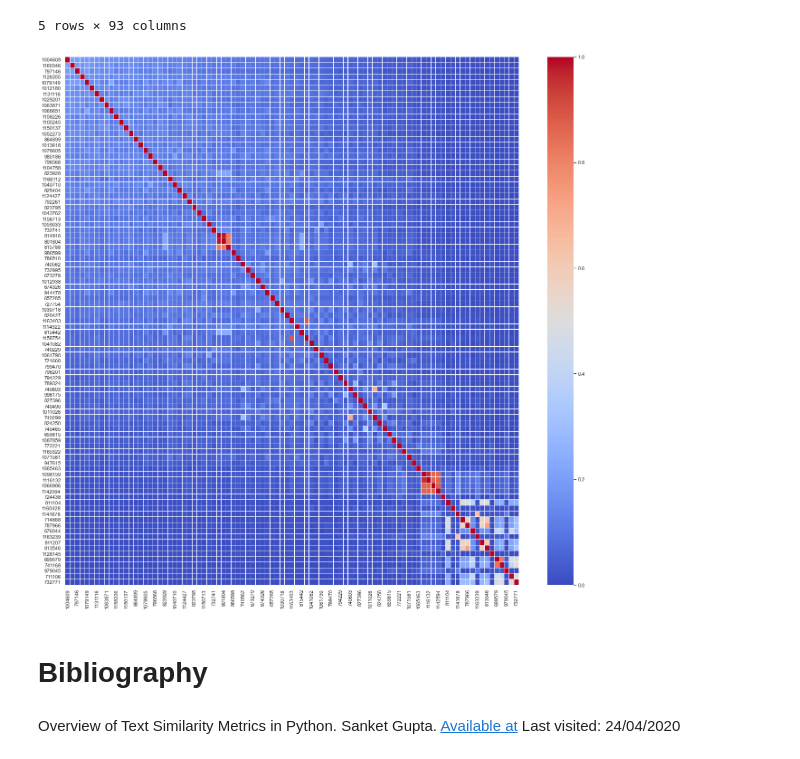
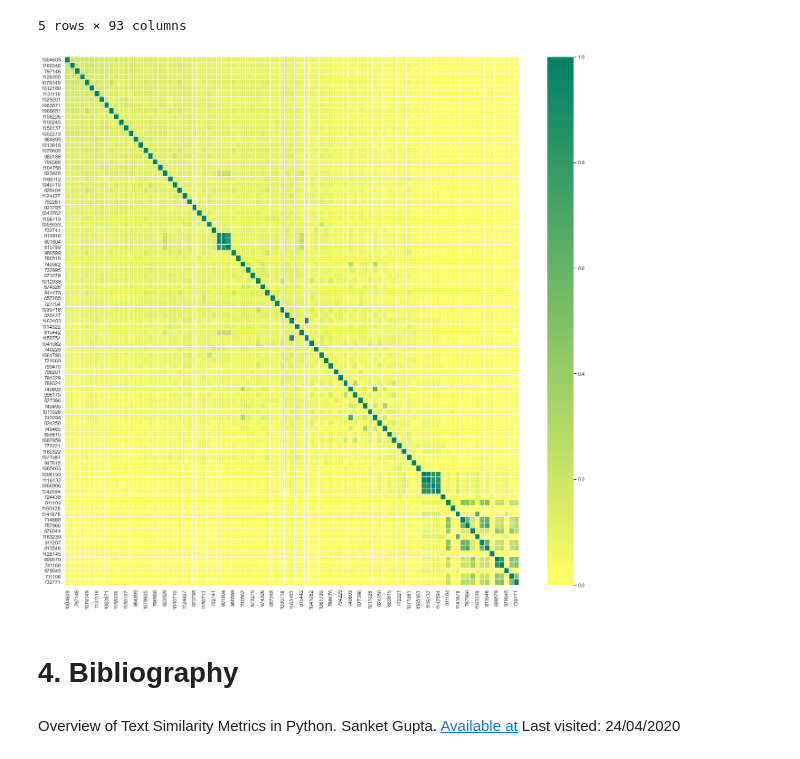
Before and after one commit to thiagolrpinho/nlp-similarity-models, a Jupyter notebook: main.ipynb, the cells around one changed output. Saved outputs shown, nothing was run; the diff lists cells and outputs as text; code cells hidden in the pictures.

```diff
--- a/main.ipynb
+++ b/main.ipynb
@@ -217,10 +219,10 @@ mapped_distances_df.head()
 5 rows × 93 columns
 # %%
 plt.figure(figsize=(20, 20))
-ax = sns.heatmap(mapped_distances_df, cmap='coolwarm', linewidths=0.01)
+ax = sns.heatmap(mapped_distances_df, cmap='summer_r', linewidths=0.01)
 # %% [output]
-[figure, old version]
+[figure, new version]
 # %% [markdown]
-# Bibliography
+# 4. Bibliography
 # %% [markdown]
 Overview of Text Similarity Metrics in Python. Sanket Gupta. [Available at](https://towardsdatascience.com/overview-of-text-similarity-metrics-3397c4601f50) Last visited: 24/04/2020
```
Also changed, not shown: parts of 4 cells of this notebook, 1 other file.
